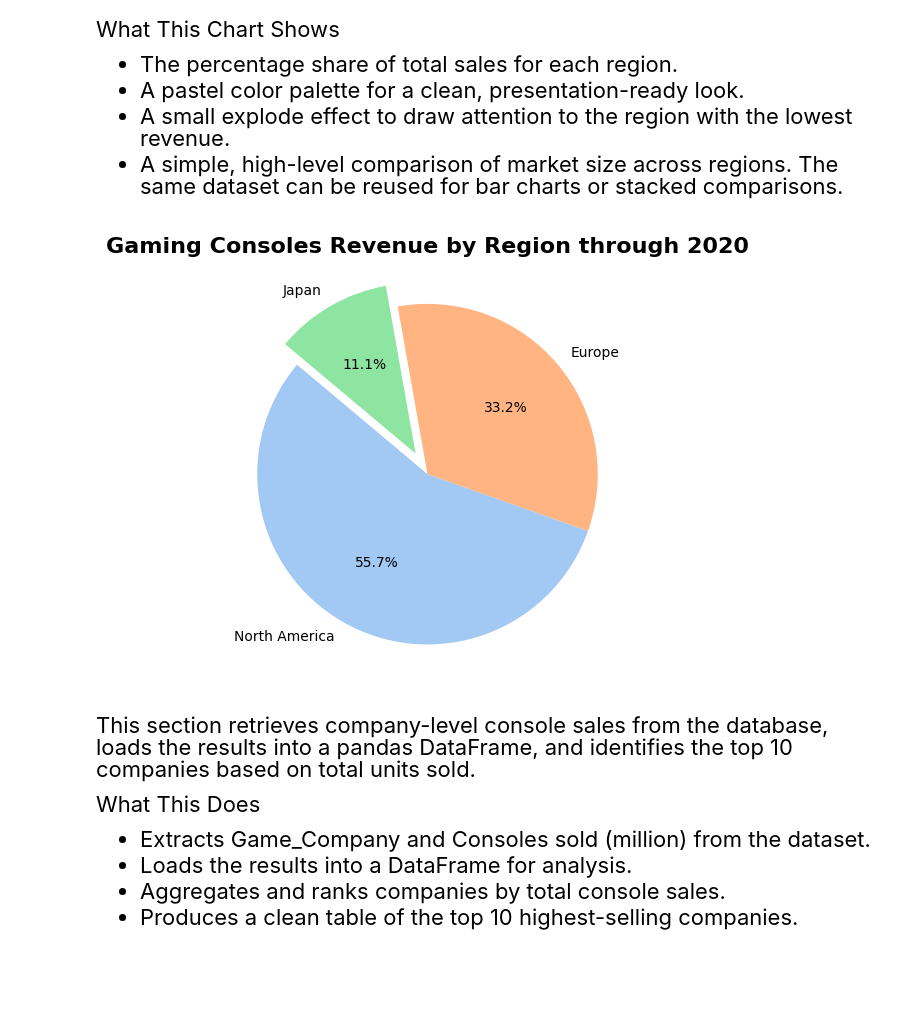
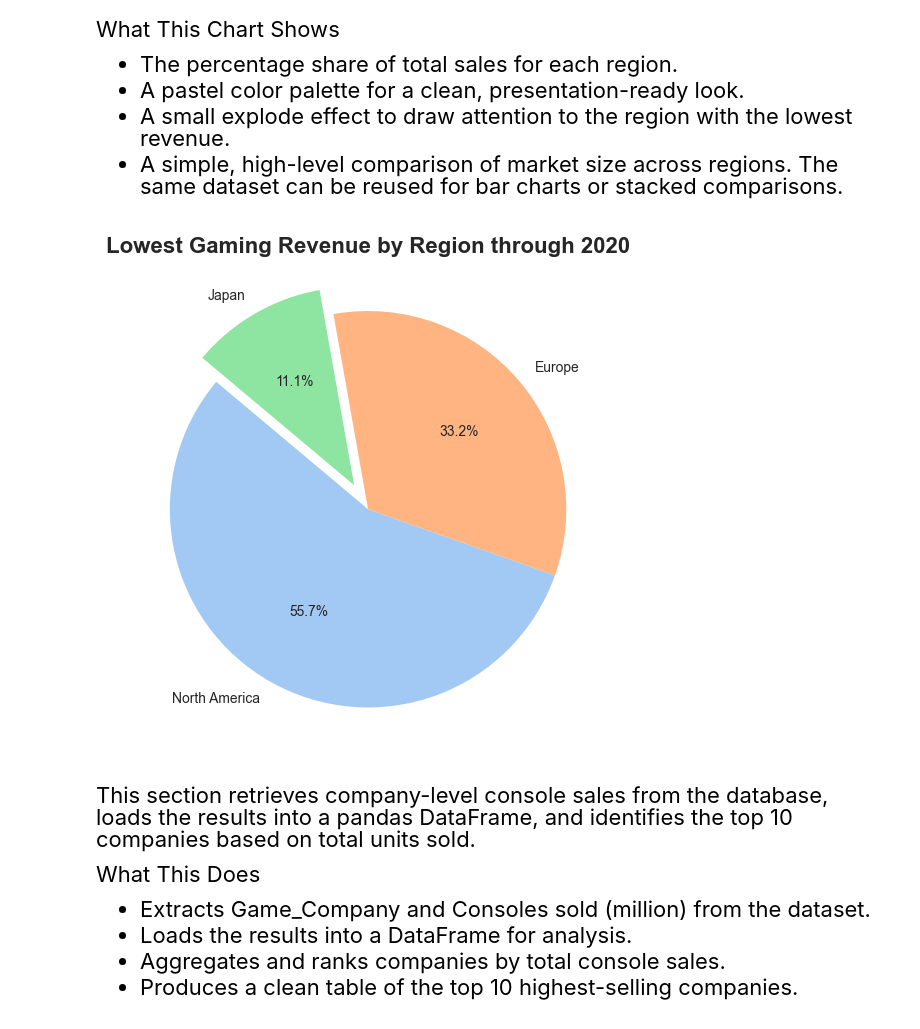
Before and after one commit to Teerp1986/The-Evolution-Of-Gaming, a Jupyter notebook: notebook/gamevolve.ipynb, the cells around one changed output. Cells and saved outputs as stored; diff of their text form; code cells hidden in the pictures; blank space fills up the shorter version.

```diff
--- a/notebook/gamevolve.ipynb
+++ b/notebook/gamevolve.ipynb
@@ -528,18 +528,18 @@ What This Chart Shows
 # %%
 plt.pie(
     df_region_sales["Total_Sales"],
     labels=df_region_sales["Region"],
     autopct="%1.1f%%",
     startangle=140,
     colors=sns.color_palette("pastel", len(df_region_sales)),
     explode = [0, 0, 0.14]
 )
 
-plt.title("Gaming Consoles Revenue by Region through 2020", fontsize=16, fontweight="bold")
+plt.title("Lowest Gaming Revenue by Region through 2020", fontsize=16, fontweight="bold")
 plt.tight_layout()
 plt.show()
 # %% [output]
-[figure, old version]
+[figure, new version]
 # %% [markdown]
 <div style="font-family:'Times New Roman'; font-size:22px; font-weight:400;">
 
```
Also changed, not shown: parts of 1 cell of this notebook, 1 other file.
